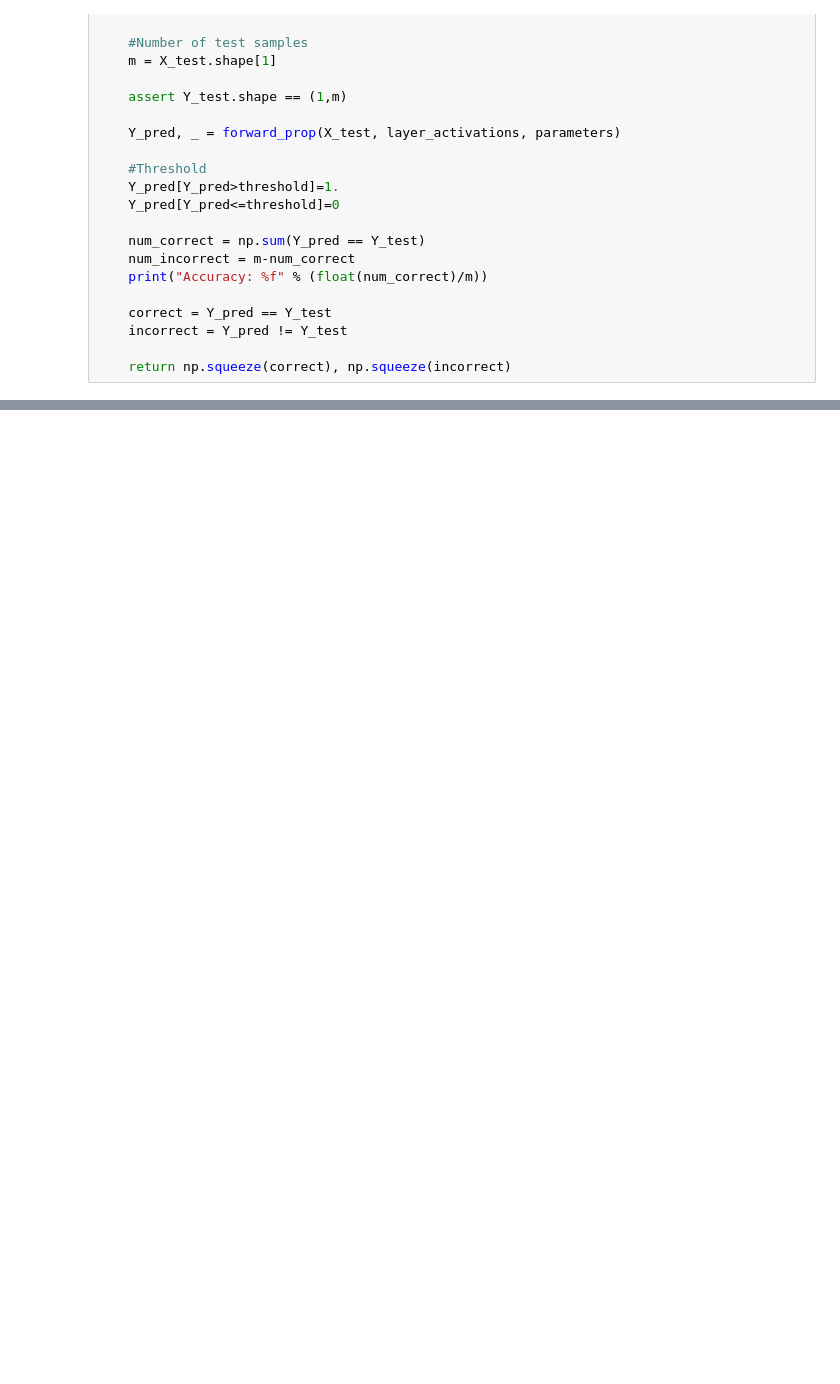
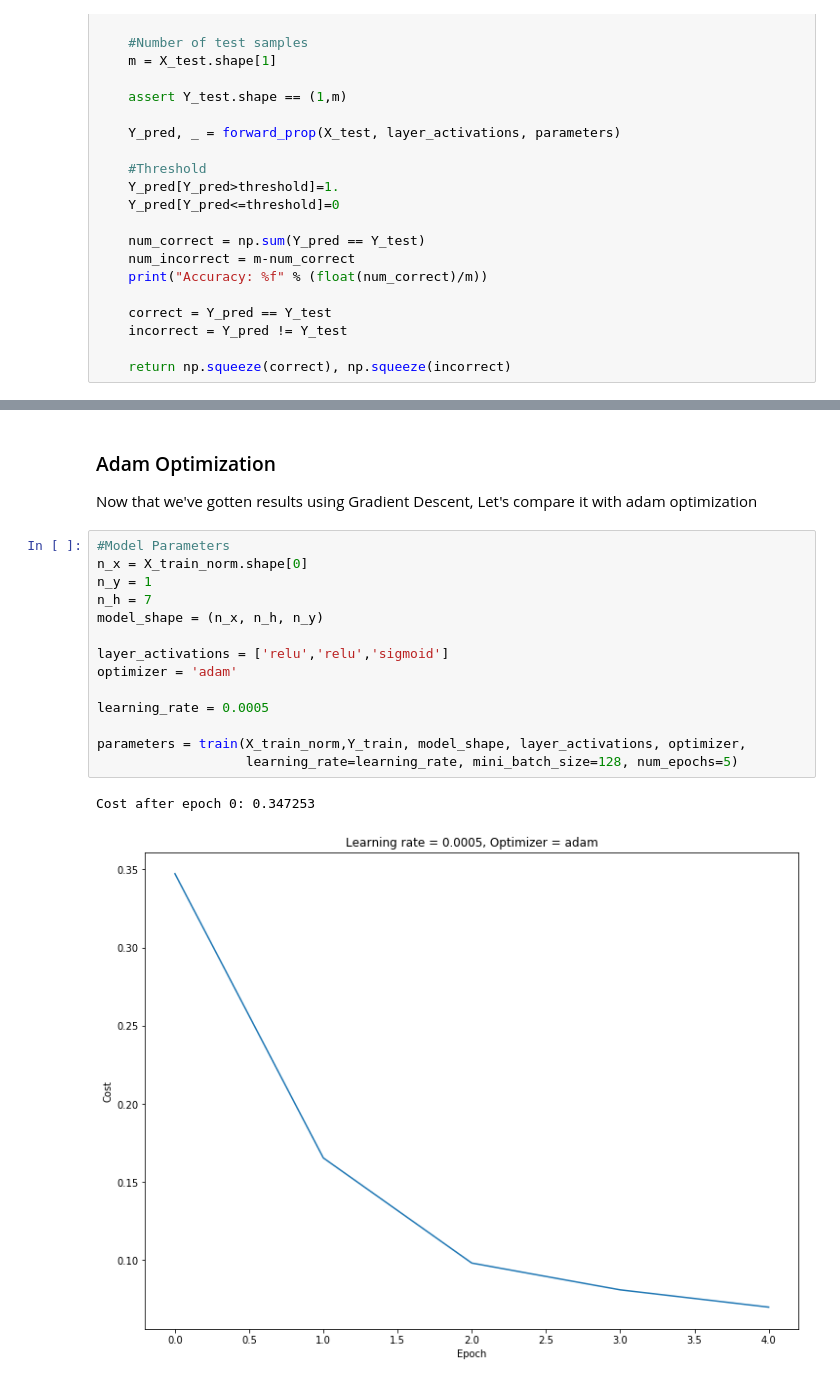
Before and after one commit to Fquico1999/numpy_neural_nets, a Jupyter notebook: numpy_neural_nets.ipynb, the cells around one changed output, grey strips where cells are left out. Cells and saved outputs as stored; diff of their text form; blank space fills up the shorter version.

```diff
--- a/numpy_neural_nets.ipynb
+++ b/numpy_neural_nets.ipynb
@@ -965,0 +955,20 @@ Y_correct
+# %% [markdown]
+### Adam Optimization
+Now that we've gotten results using Gradient Descent, Let's compare it with adam optimization
+# %%
+#Model Parameters
+n_x = X_train_norm.shape[0]
+n_y = 1
+n_h = 7
+model_shape = (n_x, n_h, n_y)
+
+layer_activations = ['relu','relu','sigmoid']
+optimizer = 'adam'
+
+learning_rate = 0.0005
+
+parameters = train(X_train_norm,Y_train, model_shape, layer_activations, optimizer,
+                   learning_rate=learning_rate, mini_batch_size=128, num_epochs=5)
+# %% [output]
+Cost after epoch 0: 0.347253
+[figure, added]
```
Also changed, not shown: parts of 8 cells of this notebook.
